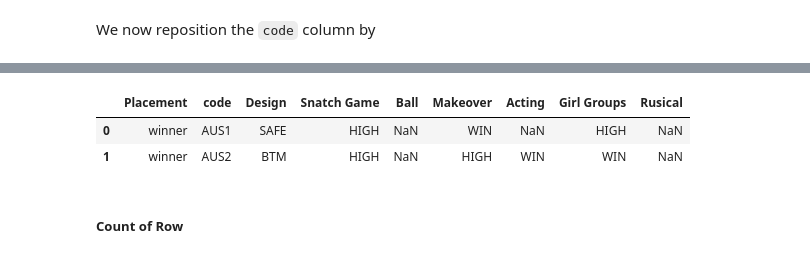
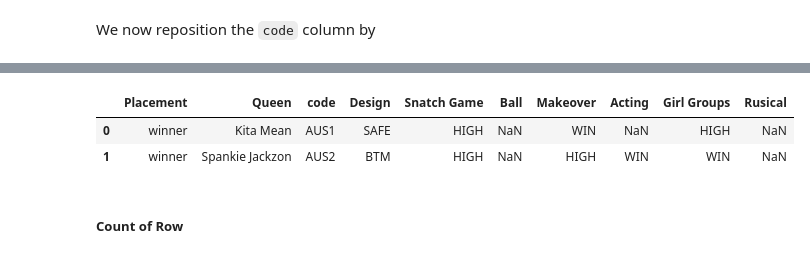
Before and after one commit to AGR-Yes/RuPauls-Drag-Race-Finalists, a Jupyter notebook: RPDR_Main.ipynb, the cells around one changed output, grey strips where cells are left out. Cells and saved outputs as stored; diff of their text form; code cells hidden in the pictures.

```diff
--- a/RPDR_Main.ipynb
+++ b/RPDR_Main.ipynb
@@ -275,13 +276,13 @@ df.columns.tolist()
  'Rusical',
  'code']
 # %%
-df = df[['Placement', 'code', 'Design', 'Snatch Game', 'Ball', 'Makeover', 'Acting', 'Girl Groups', 'Rusical']]
+df = df[['Placement', 'Queen', 'code', 'Design', 'Snatch Game', 'Ball', 'Makeover', 'Acting', 'Girl Groups', 'Rusical']]
 
 df.head(2)
 # %% [output]
-|  | Placement | code | Design | Snatch Game | Ball | Makeover | Acting | Girl Groups | Rusical |
-| 0 | winner | AUS1 | SAFE | HIGH | NaN | WIN | NaN | HIGH | NaN |
-| 1 | winner | AUS2 | BTM | HIGH | NaN | HIGH | WIN | WIN | NaN |
+|  | Placement | Queen | code | Design | Snatch Game | Ball | Makeover | Acting | Girl Groups | Rusical |
+| 0 | winner | Kita Mean | AUS1 | SAFE | HIGH | NaN | WIN | NaN | HIGH | NaN |
+| 1 | winner | Spankie Jackzon | AUS2 | BTM | HIGH | NaN | HIGH | WIN | WIN | NaN |
 # %% [markdown]
 ##### **Count of Row**
 # %% [markdown]
```
Also changed, not shown: parts of 10 cells of this notebook, 1 other file.
